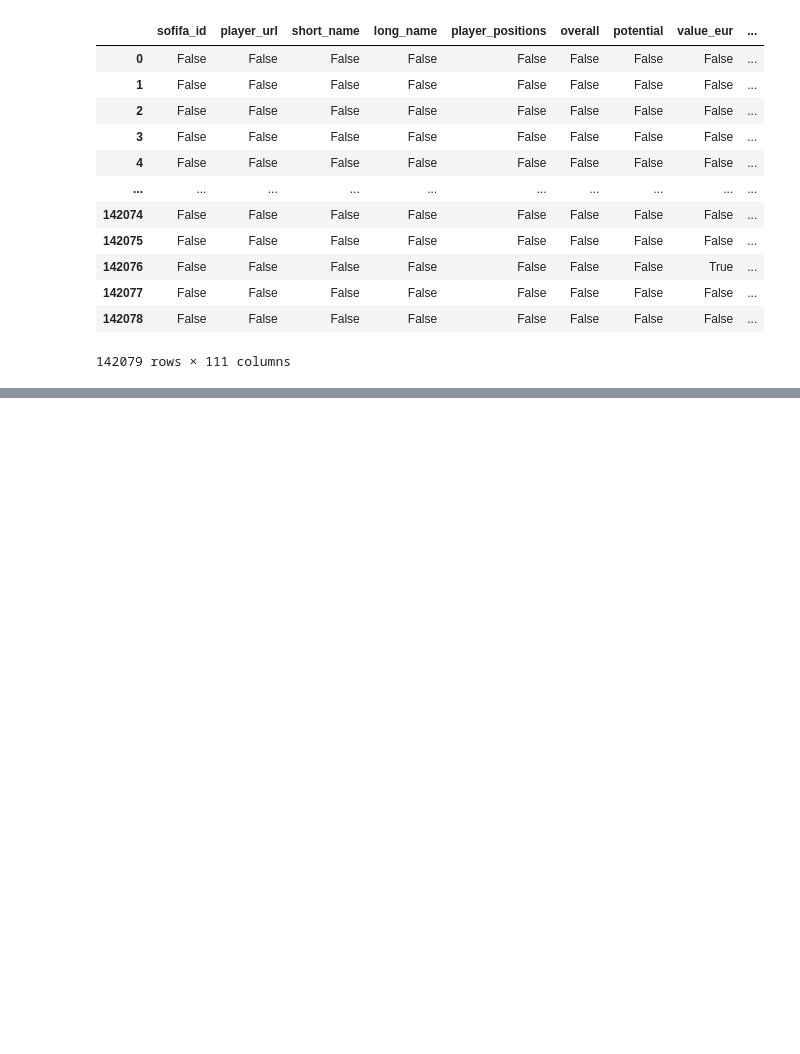
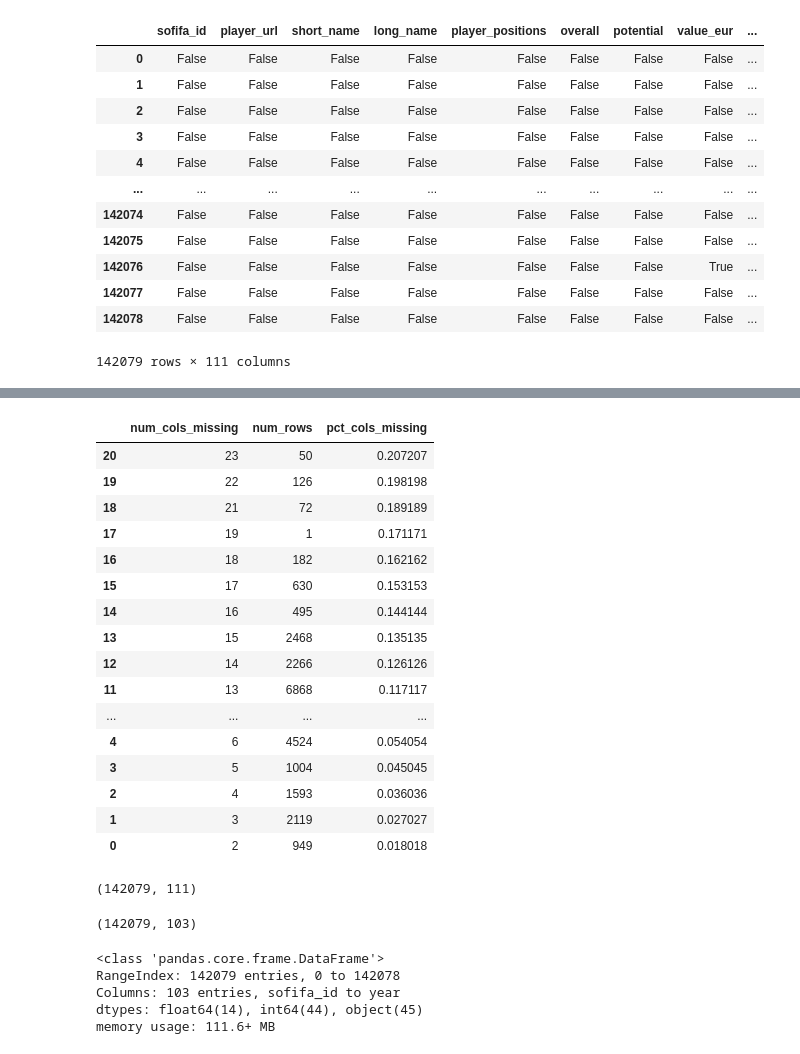
Before and after one commit to Jules-Ray-Kayla-Bert-Capstone-FiFA/fifa, a Jupyter notebook: Ray/ray_sb.ipynb, the cells around one changed output, grey strips where cells are left out. Drawn from its saved outputs; the diff is of its cells as text; code cells hidden in the pictures; blank space fills up the shorter version.

```diff
--- a/Ray/ray_sb.ipynb
+++ b/Ray/ray_sb.ipynb
@@ -3,6 +14,6 @@ import pandas as pd
 # %%
-pd.set_option('display.max_rows', 500)
-pd.set_option('display.max_columns', 500)
+pd.set_option('display.max_rows', 1000)
+pd.set_option('display.max_columns', 1000)
 pd.set_option('display.width', 1000)
 # %%
 #df = pd.read_excel('fifa_male.xlsx')
@@ -127,0 +184,6 @@ df.isnull()
+# %%
+num_missing = df.isnull().sum()
+rows = df.shape[0]
+pct_missing = num_missing/rows
+cols_missing = pd.DataFrame({'num_rows_missing': num_missing, 'pct_rows_missing': pct_missing})
+cols_missing.set_index(df.columns)
@@ -127,0 +278,6 @@ df.isnull()
+# %%
+df2 = pd.DataFrame(df.isnull().sum(axis =1), columns = ['num_cols_missing']).reset_index().groupby('num_cols_missing')\
+.count().reset_index().rename(columns = {'index': 'num_rows'})
+
+df2['pct_cols_missing'] = df2.num_cols_missing/df.shape[1]
+df2.head()
@@ -127,0 +291,33 @@ df.isnull()
+# %%
+def cols_missing(df):
+    df2 = pd.DataFrame(df.isnull().sum(axis =1), columns = ['num_cols_missing']).reset_index()\
+    .groupby('num_cols_missing').count().reset_index().\
+    rename(columns = {'index': 'num_rows' })
+    df2['pct_cols_missing'] = df2.num_cols_missing/df.shape[1]
+    return df2
+# %%
+# sort valyes by pc_col_missing
+cols_missing(df).sort_values(by = ['pct_cols_missing'], ascending = False)
+# %% [output]
+|  | num_cols_missing | num_rows | pct_cols_missing |
+| 20 | 23 | 50 | 0.207207 |
+| 19 | 22 | 126 | 0.198198 |
+| 18 | 21 | 72 | 0.189189 |
+| 17 | 19 | 1 | 0.171171 |
+| 16 | 18 | 182 | 0.162162 |
+| 15 | 17 | 630 | 0.153153 |
+| 14 | 16 | 495 | 0.144144 |
+| 13 | 15 | 2468 | 0.135135 |
+| 12 | 14 | 2266 | 0.126126 |
+| 11 | 13 | 6868 | 0.117117 |
+| ... | ... | ... | ... |
+| 4 | 6 | 4524 | 0.054054 |
+| 3 | 5 | 1004 | 0.045045 |
+| 2 | 4 | 1593 | 0.036036 |
+| 1 | 3 | 2119 | 0.027027 |
+| 0 | 2 | 949 | 0.018018 |
+# %%
+#check data shape
+df.shape
+# %% [output]
+(142079, 111)
@@ -127,0 +335,14 @@ df.isnull()
+# %%
+# check shape to see how many columns and rows were dropped
+
+df.shape
+# %% [output]
+(142079, 103)
+# %%
+df.info()
+# %% [output]
+<class 'pandas.core.frame.DataFrame'>
+RangeIndex: 142079 entries, 0 to 142078
+Columns: 103 entries, sofifa_id to year
+dtypes: float64(14), int64(44), object(45)
+memory usage: 111.6+ MB
```
Also changed, not shown: parts of 14 cells of this notebook.
